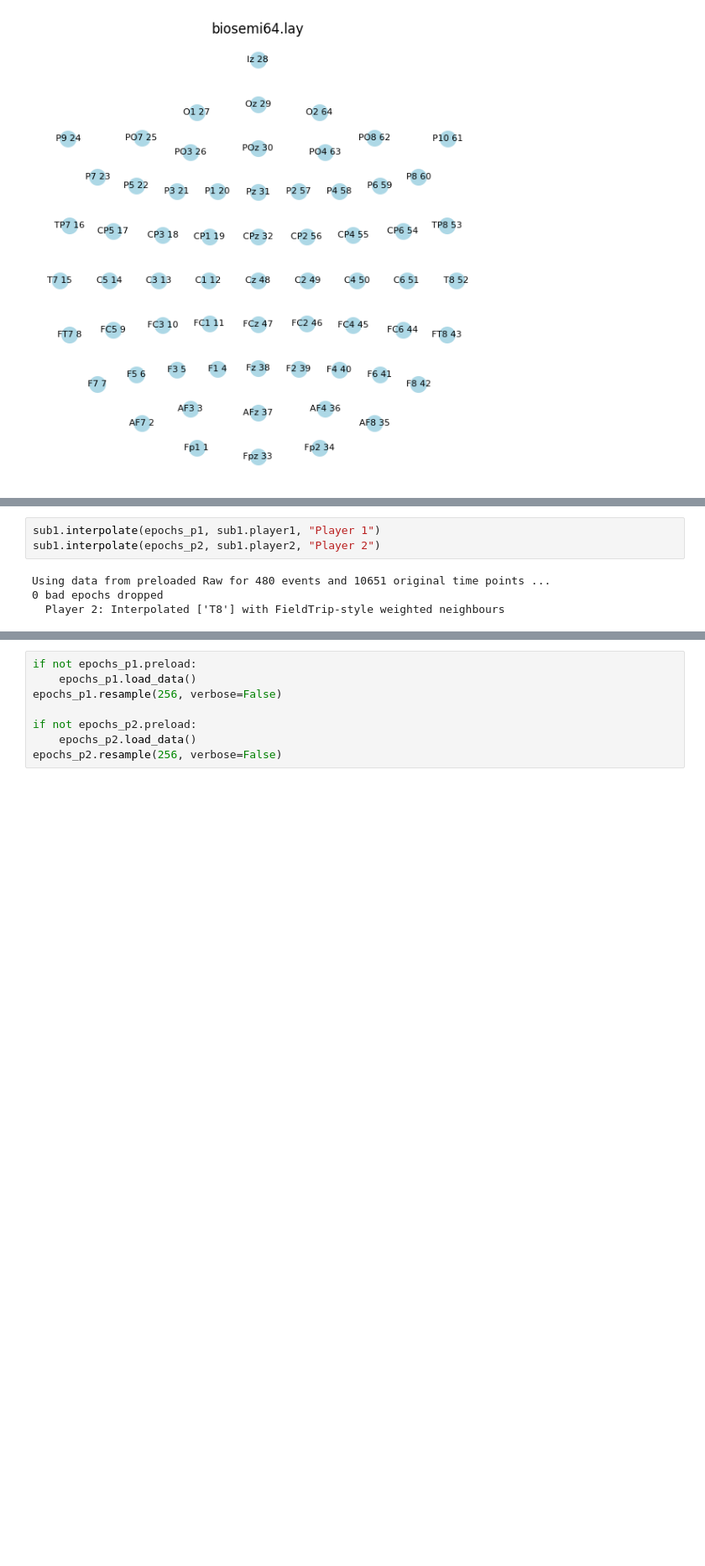
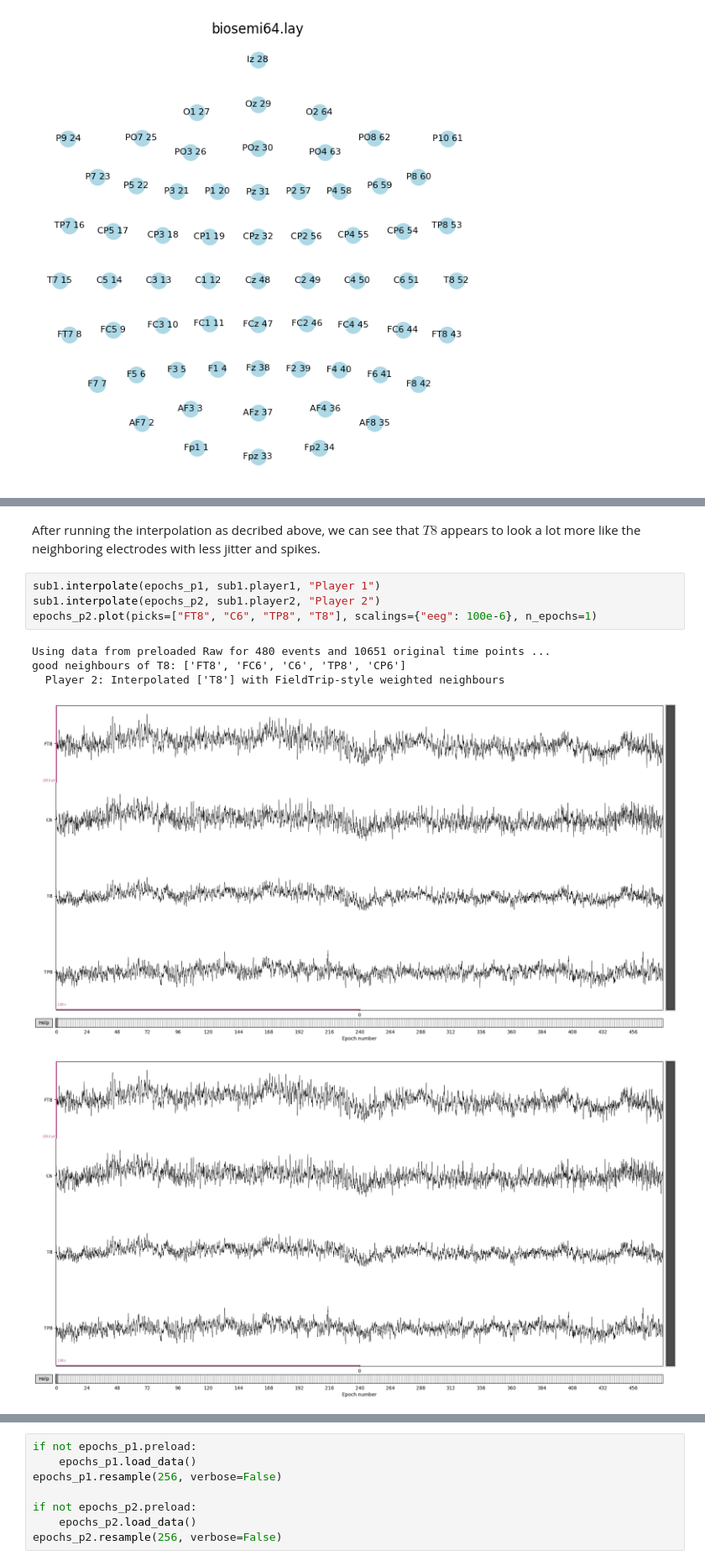
Before and after one commit to feegeer/uni-eeg, a Jupyter notebook: report_emma.ipynb, the cells around one changed output, grey strips where cells are left out. Shown at 84% size. Saved outputs shown, nothing was run; the diff lists cells and outputs as text; blank space fills up the shorter version.

```diff
--- a/report_emma.ipynb
+++ b/report_emma.ipynb
@@ -95,10 +106,15 @@ To apply the transformation in an efficient way, the method uses `numpy` to cons
+# %% [markdown]
+After running the interpolation as decribed above, we can see that $T8$ appears to look a lot more like the neighboring electrodes with less jitter and spikes.
 # %%
 sub1.interpolate(epochs_p1, sub1.player1, "Player 1")
 sub1.interpolate(epochs_p2, sub1.player2, "Player 2")
+epochs_p2.plot(picks=["FT8", "C6", "TP8", "T8"], scalings={"eeg": 100e-6}, n_epochs=1)
 # %% [output]
 Using data from preloaded Raw for 480 events and 10651 original time points ...
-0 bad epochs dropped
+good neighbours of T8: ['FT8', 'FC6', 'C6', 'TP8', 'CP6']
   Player 2: Interpolated ['T8'] with FieldTrip-style weighted neighbours
+[figure, added]
+[figure, added]
 # %% [markdown]
 ### Resampling to 256 Hz
 
```
Also changed, not shown: parts of 18 cells of this notebook, 1 other file.
